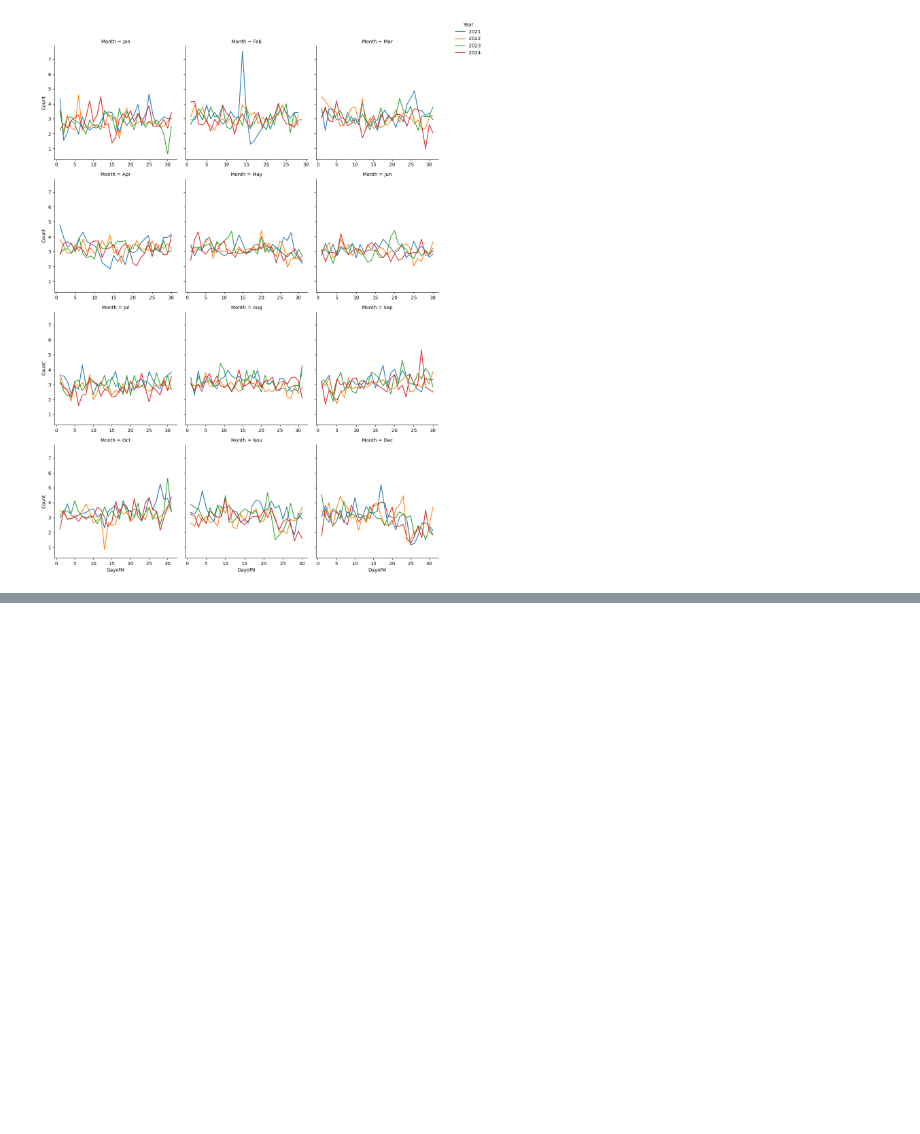
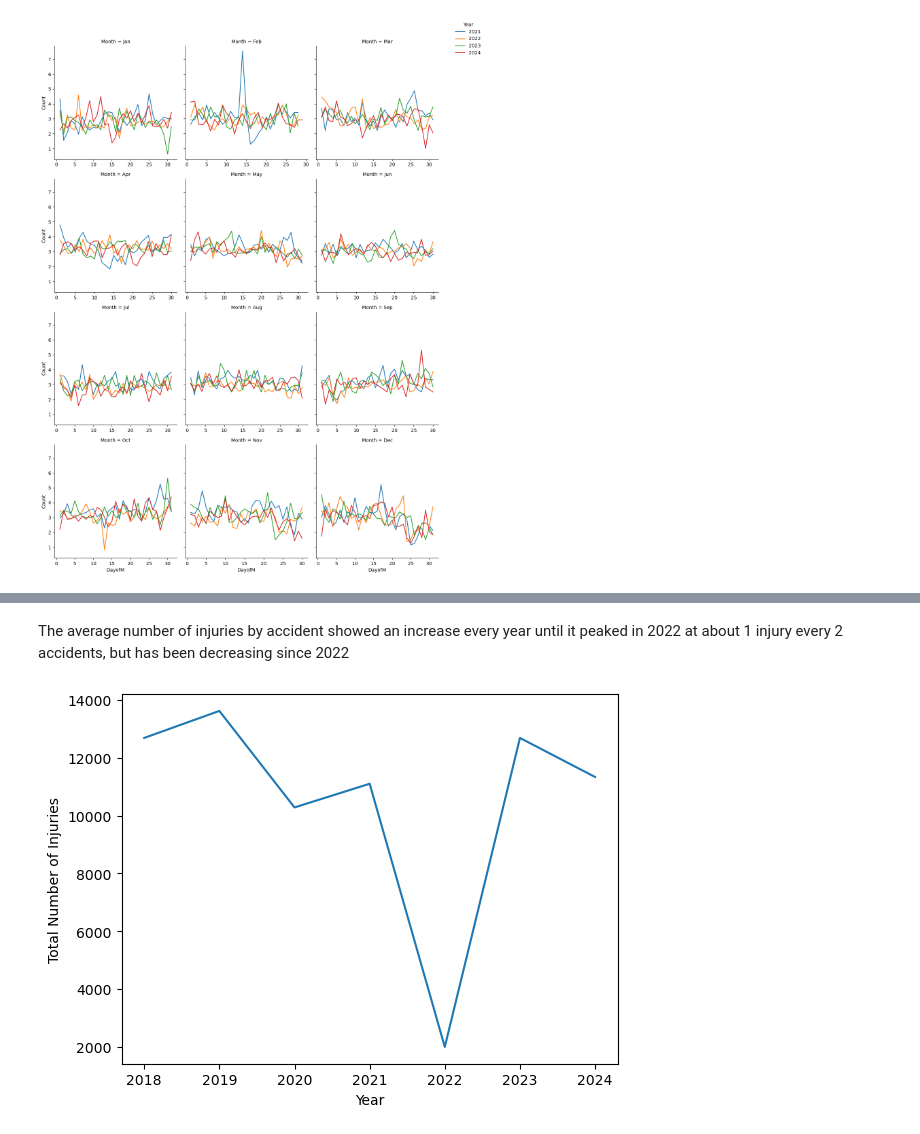
Before and after one commit to essetetsahai/nashville_traffic, a Jupyter notebook: notebooks/traffic_notebook.ipynb, the cells around one changed output, grey strips where cells are left out. Cells and saved outputs as stored; diff of their text form; code cells hidden in the pictures; blank space fills up the shorter version.

Commit message:
Injury, Collision, Weather analyses

```diff
--- a/notebooks/traffic_notebook.ipynb
+++ b/notebooks/traffic_notebook.ipynb
@@ -497,0 +633,9 @@ plt.show()
+# %% [markdown]
+The average number of injuries by accident showed an increase every year until it peaked in 2022 at about 1 injury every 2 accidents, but has been decreasing since 2022
+# %%
+df_mv['Number of Injuries'].groupby(df['DateTime'].dt.year).sum().plot(kind = 'line')
+plt.xlabel('Year')
+plt.ylabel ('Total Number of Injuries')
+plt.show()
+# %% [output]
+[figure, added]
```
Also changed, not shown: parts of 22 cells of this notebook.
